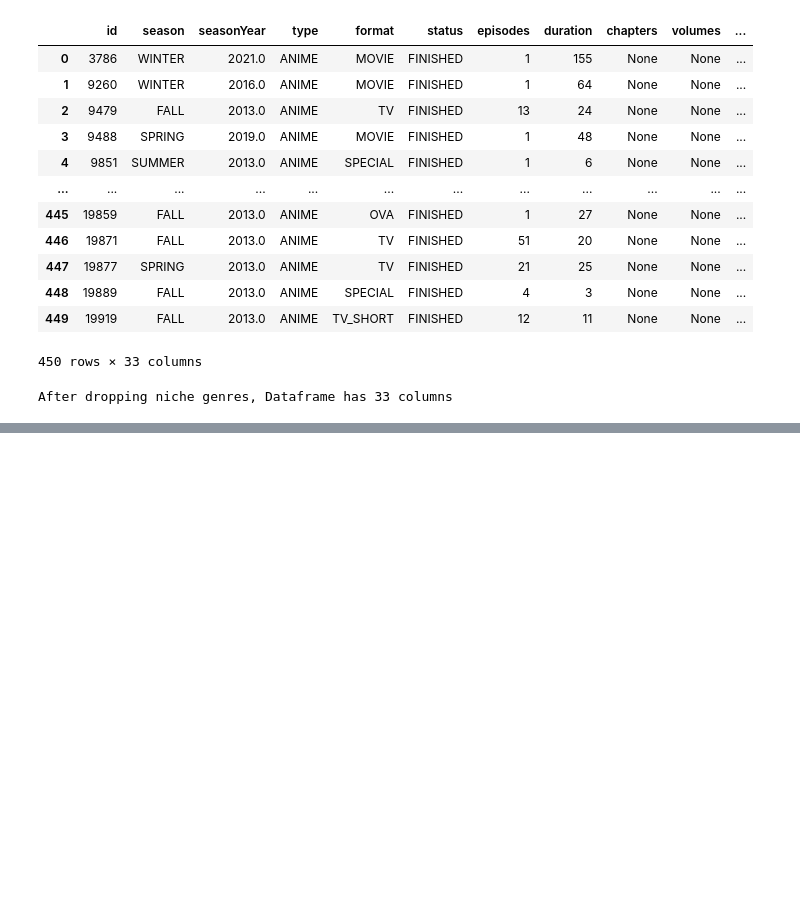
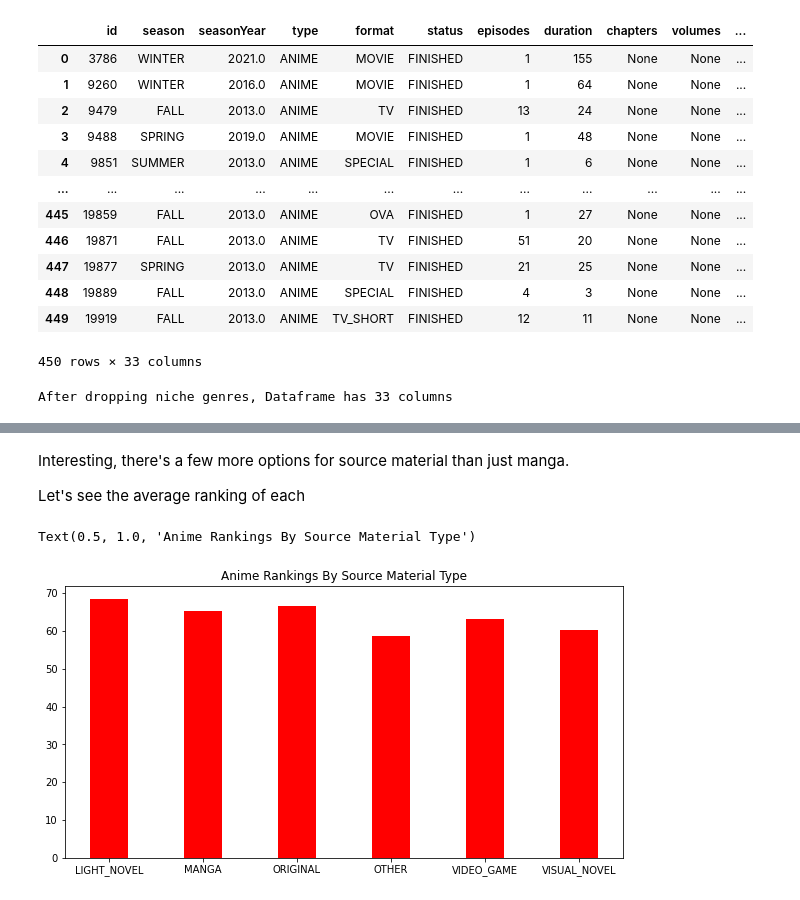
Before and after one commit to sprucemister/Anime-Insights, a Jupyter notebook: Untitled-1.ipynb, the cells around one changed output, grey strips where cells are left out. Drawn from its saved outputs; the diff is of its cells as text; code cells hidden in the pictures; blank space fills up the shorter version.

```diff
--- a/Untitled-1.ipynb
+++ b/Untitled-1.ipynb
@@ -255,0 +296,16 @@ In *Summer*, **Slice of Life** dips in popularity relative to other season. I wo
+# %% [markdown]
+Interesting, there's a few more options for source material than just manga.
+
+Let's see the average ranking of each
+# %%
+import matplotlib.pyplot as plt
+
+summarize_popularity=df_media.groupby('source')['averageScore'].mean()
+
+fig = plt.figure(figsize = (10, 5))
+plt.bar(summarize_popularity.keys(), summarize_popularity.values, color ='red',
+        width = 0.4)
+plt.title('Anime Rankings By Source Material Type')
+# %% [output]
+Text(0.5, 1.0, 'Anime Rankings By Source Material Type')
+[figure, added]
```
Also changed, not shown: parts of 16 cells of this notebook.
